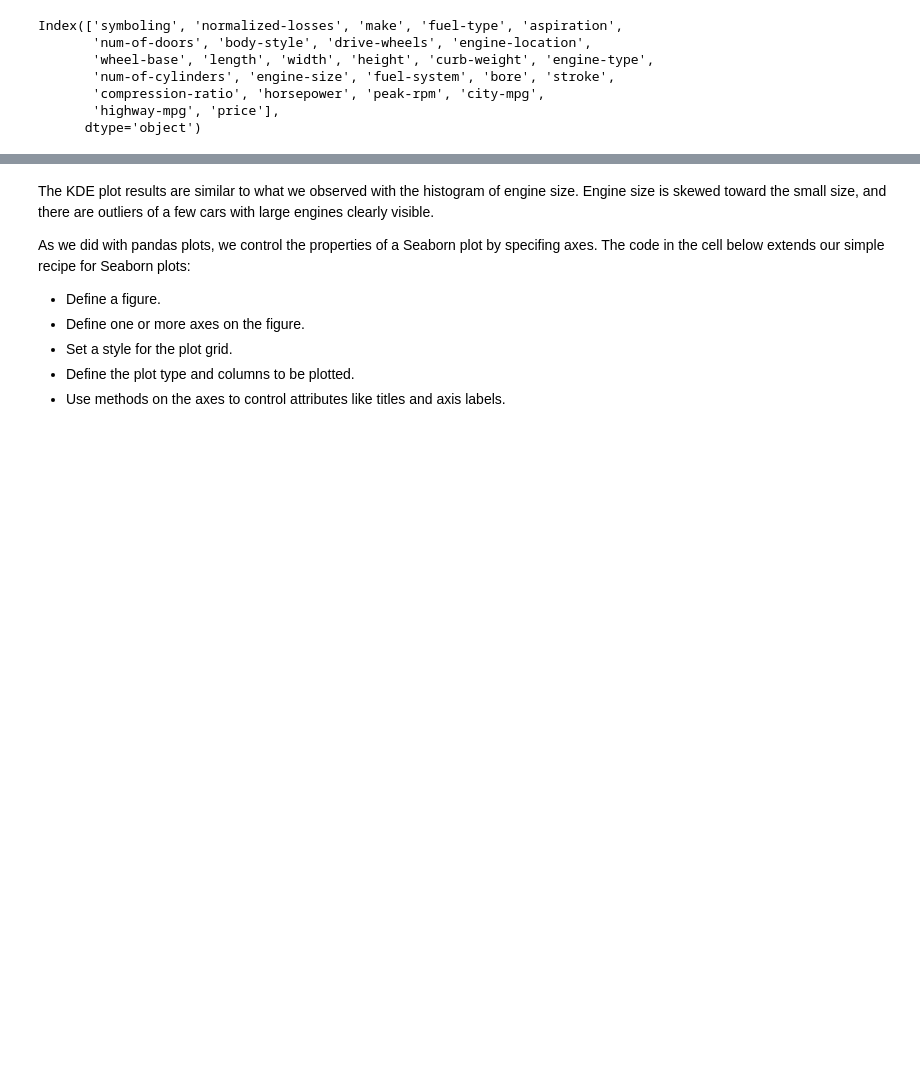
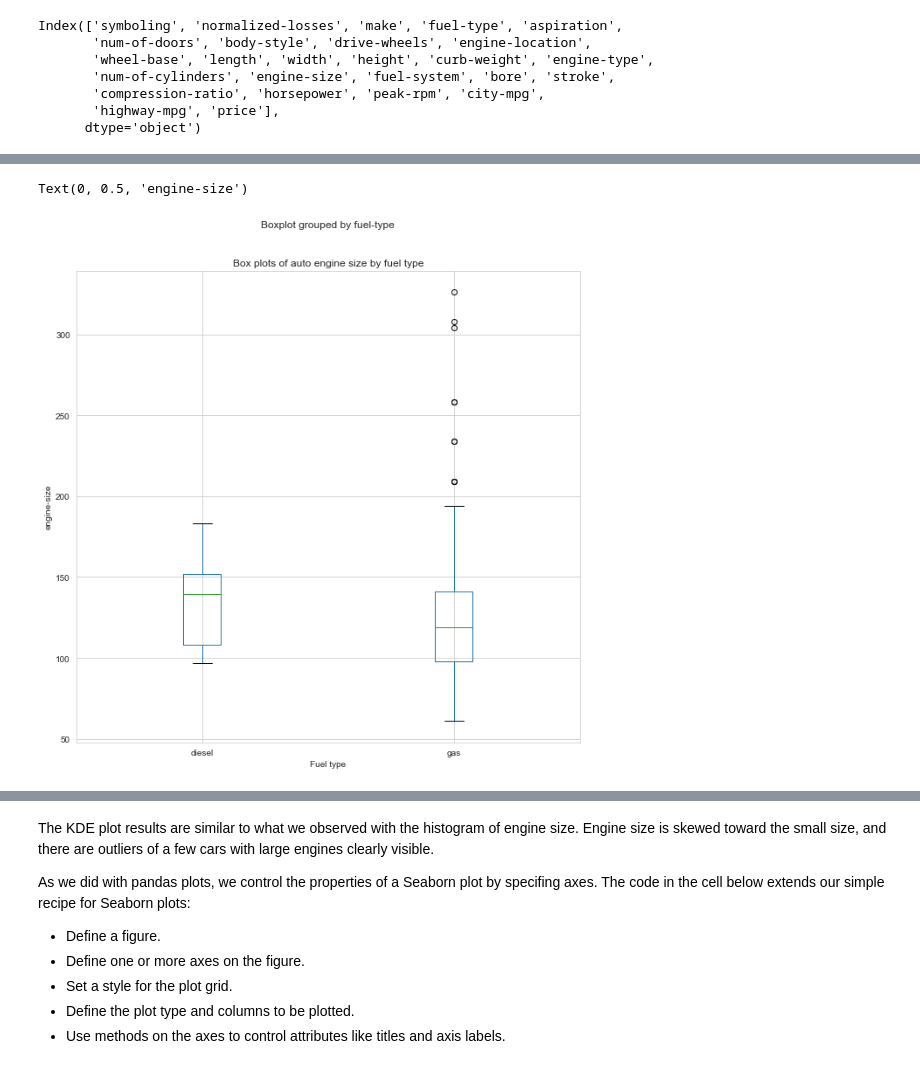
Before and after one commit to seanreed1111/ExploringDataWithPython, a Jupyter notebook: LearningDataVisualization.ipynb, the cells around one changed output, grey strips where cells are left out. Saved outputs shown, nothing was run; the diff lists cells and outputs as text; code cells hidden in the pictures; blank space fills up the shorter version.

```diff
--- a/LearningDataVisualization.ipynb
+++ b/LearningDataVisualization.ipynb
@@ -398,10 +398,13 @@ Text(0, 0.5, 'Length')
 # %%
 fig = plt.figure(figsize=(10,10)) # define plot area
 ax = fig.gca() # define axis
-auto_prices[['curb-weight','fuel-type']].boxplot(by = 'fuel-type', ax = ax) # Use the plot.bar method on the new data frame
-ax.set_title('Box plots of auto engine size by fule type') # Give the plot a main title
+auto_prices[['engine-size','fuel-type']].boxplot(by = 'fuel-type', ax = ax) # Use the plot.bar method on the new data frame
+ax.set_title('Box plots of auto engine size by fuel type') # Give the plot a main title
 ax.set_xlabel('Fuel type') # Set text for the x axis
-ax.set_ylabel('Curb Weight')# Set text for y axis
+ax.set_ylabel('engine-size')# Set text for y axis
+# %% [output]
+Text(0, 0.5, 'engine-size')
+[figure, added]
 # %%
 fig = plt.figure(figsize=(10,10)) # define plot area
 ax = fig.gca() # define axis
```
Also changed, not shown: parts of 33 cells of this notebook.
